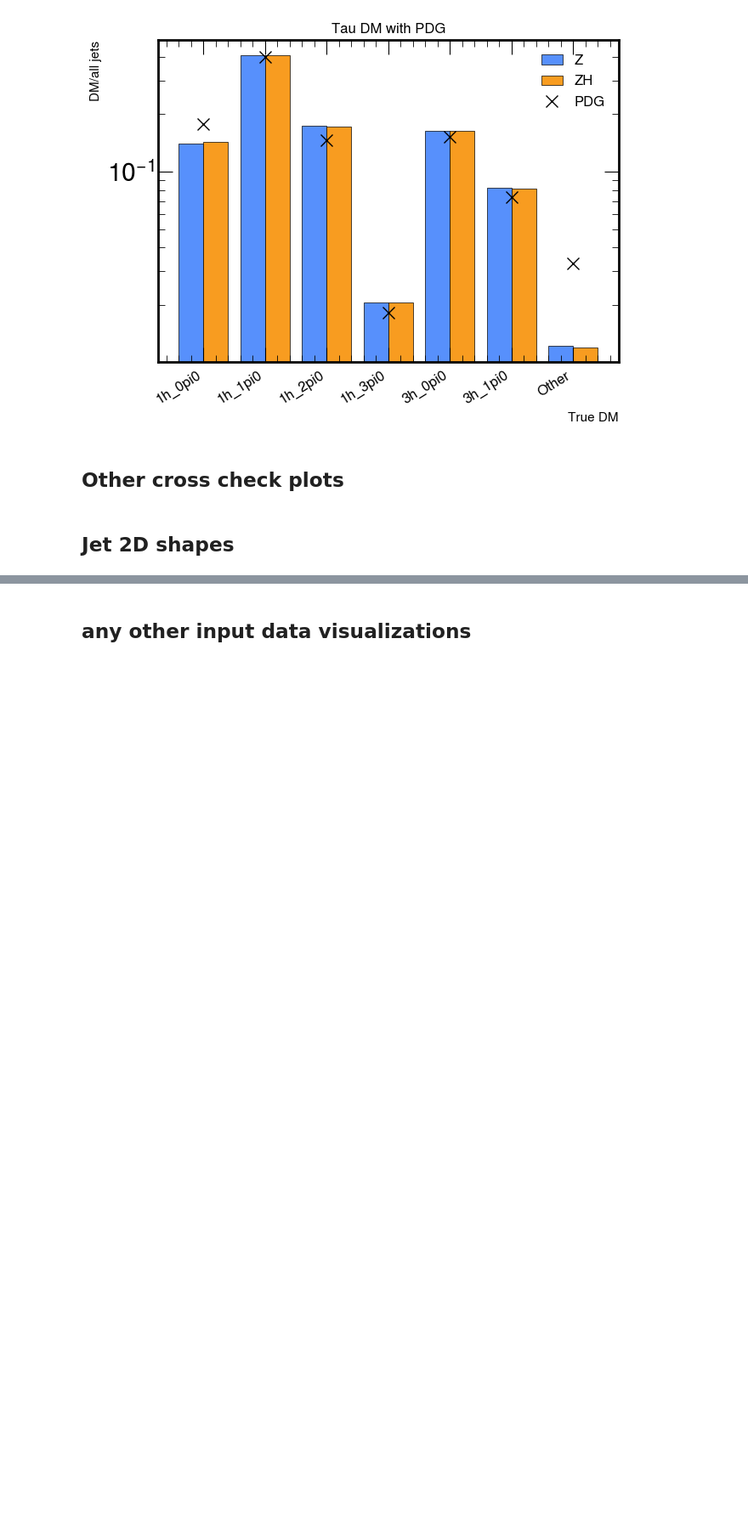
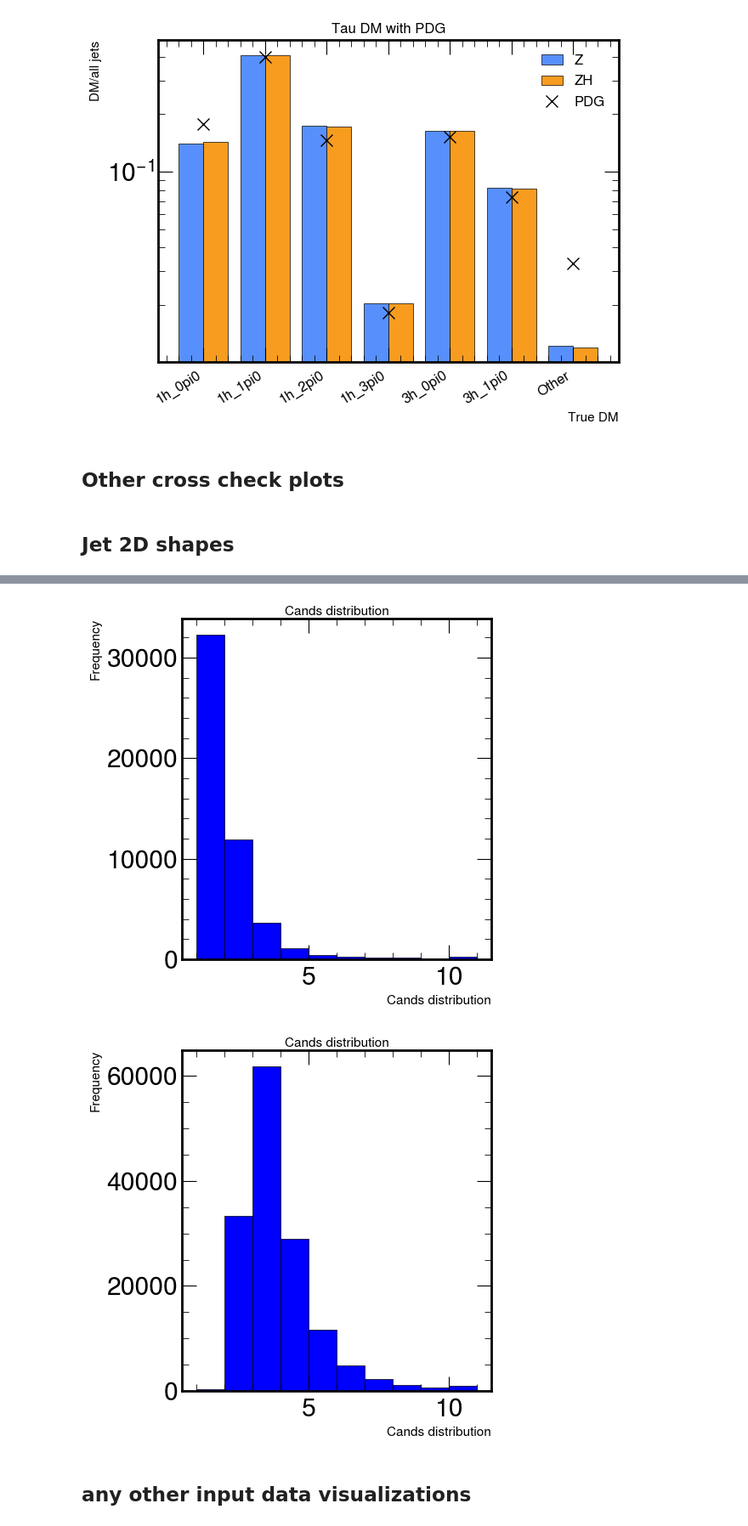
Before and after one commit to HEP-KBFI/ml-tau-en-reg, a Jupyter notebook: notebooks/data_intro.ipynb, the cells around one changed output, grey strips where cells are left out. Shown: that part at 85% size. Cells and saved outputs as stored; diff of their text form; code cells hidden in the pictures; blank space fills up the shorter version.

```diff
--- a/notebooks/data_intro.ipynb
+++ b/notebooks/data_intro.ipynb
@@ -491,3 +515,32 @@ plt.tight_layout()
+# %%
+# Loop through each decay mode
+for idx_decaymode in range(len(decay_modes_of_interest)):
+    mask = (z_remap[0] == decay_modes_of_interest[idx_decaymode]) # Mask for the current decay mode
+    cands = z_data["reco_cand_p4s"][mask]
+    jets = z_data["reco_jet_p4s"][mask]
+
+    # List to store particle counts per jet for the current decay mode
+    cands_counts = []
+
+    # Loop through jets to get particle counts
+    for idx_jet in range(len(cands)):
+        cands_counts.append(len(cands[idx_jet]))
+
+    # Create a new figure for each decay mode
+    plt.figure(figsize=(6, 5))
+
+    # Plot the histogram of particle counts per jet
+    plt.hist(cands_counts, color='b', bins=np.linspace(1, 11, 11),
+             edgecolor='black', linewidth=0.5)
+    plt.xlabel("Cands distribution", fontsize=11)
+    plt.ylabel("Frequency", fontsize=11)
+    plt.title("Cands distribution", fontsize=11, pad=3, rotation='horizontal')
+
+    plt.tight_layout()
+    plt.show()
+# %% [output]
+[figure, added]
+[figure, added]
 # %% [markdown]
 ## any other input data visualizations
 # %%
```
Also changed, not shown: parts of 4 cells of this notebook.
